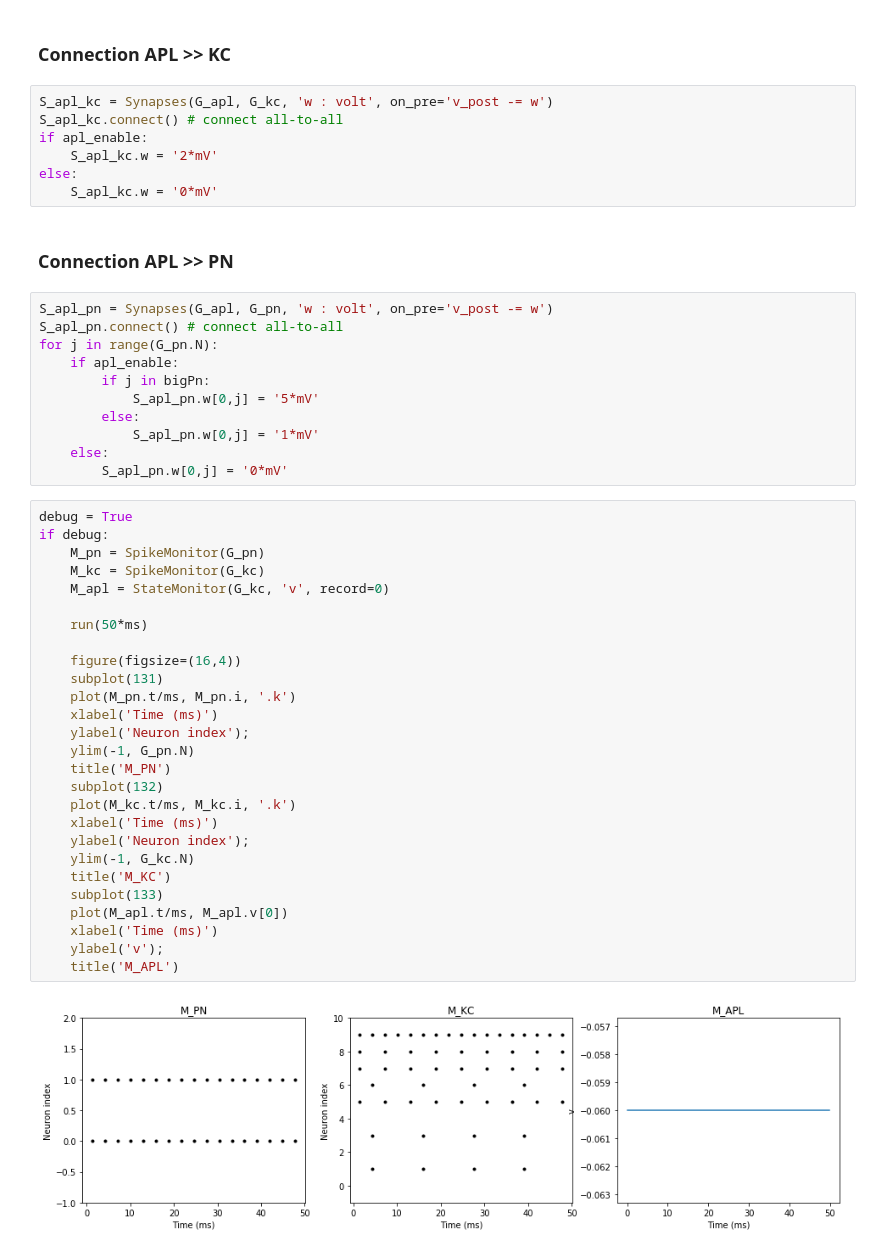
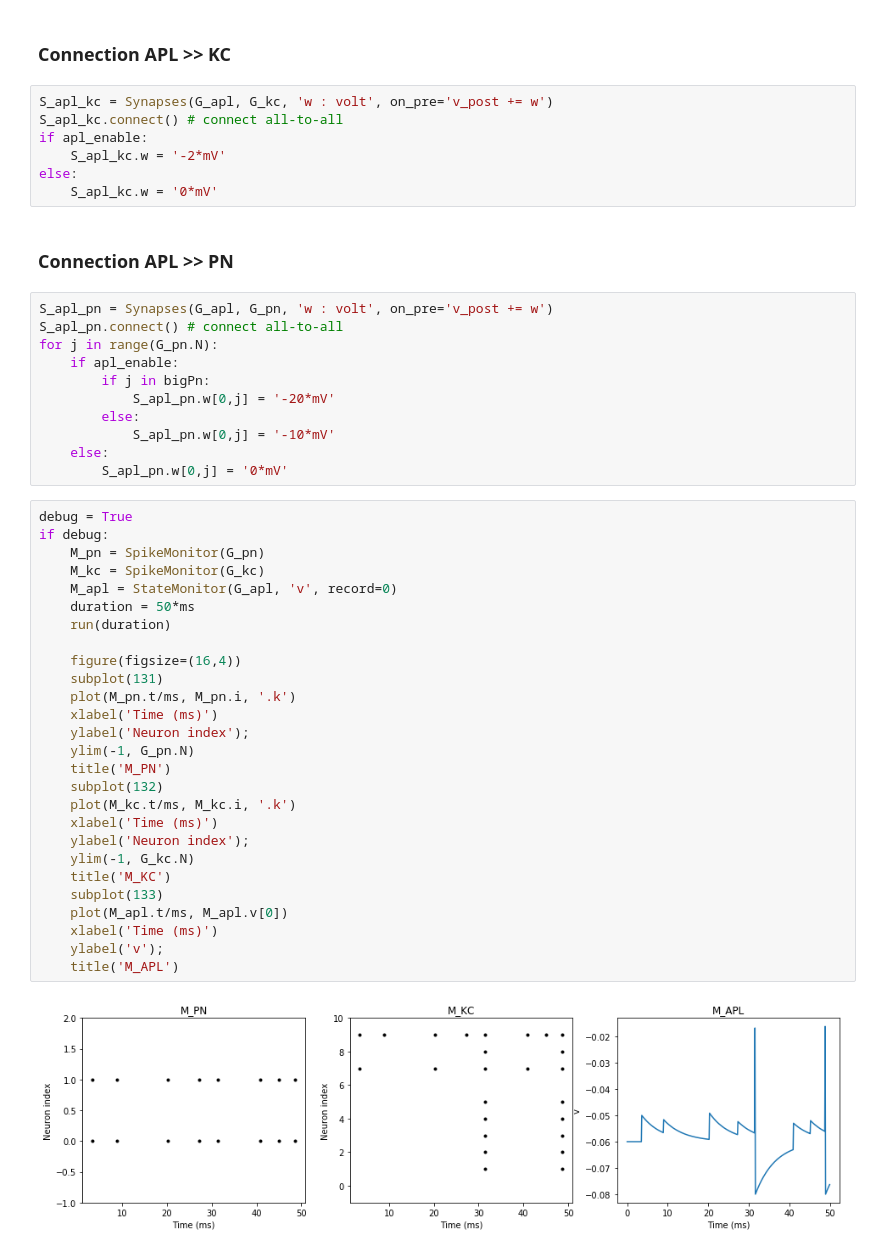
Before and after one commit to Patrickwhj/DrosophilaSparse, a Jupyter notebook: Codes/Dorso_V1_thom.ipynb, the cells around one changed output. Cells and saved outputs as stored; diff of their text form.

```diff
--- a/Codes/Dorso_V1_thom.ipynb
+++ b/Codes/Dorso_V1_thom.ipynb
@@ -176,51 +187,51 @@ else:
 # %% [markdown]
 ### Connection APL >> KC
 # %%
-S_apl_kc = Synapses(G_apl, G_kc, 'w : volt', on_pre='v_post -= w')
+S_apl_kc = Synapses(G_apl, G_kc, 'w : volt', on_pre='v_post += w')
 S_apl_kc.connect() # connect all-to-all
 if apl_enable:
-    S_apl_kc.w = '2*mV'
+    S_apl_kc.w = '-2*mV'
 else:
     S_apl_kc.w = '0*mV'
 # %% [markdown]
 ### Connection APL >> PN
 # %%
-S_apl_pn = Synapses(G_apl, G_pn, 'w : volt', on_pre='v_post -= w')
+S_apl_pn = Synapses(G_apl, G_pn, 'w : volt', on_pre='v_post += w')
 S_apl_pn.connect() # connect all-to-all
 for j in range(G_pn.N):
     if apl_enable:
         if j in bigPn:
-            S_apl_pn.w[0,j] = '5*mV'
+            S_apl_pn.w[0,j] = '-20*mV'
         else:
-            S_apl_pn.w[0,j] = '1*mV'
+            S_apl_pn.w[0,j] = '-10*mV'
     else:
         S_apl_pn.w[0,j] = '0*mV'
 # %%
 debug = True
 if debug:
     M_pn = SpikeMonitor(G_pn)
     M_kc = SpikeMonitor(G_kc)
-    M_apl = StateMonitor(G_kc, 'v', record=0)
-
-    run(50*ms)
+    M_apl = StateMonitor(G_apl, 'v', record=0)
+    duration = 50*ms
+    run(duration)
 
     figure(figsize=(16,4))
     subplot(131)
     plot(M_pn.t/ms, M_pn.i, '.k')
     xlabel('Time (ms)')
     ylabel('Neuron index');
     ylim(-1, G_pn.N)
     title('M_PN')
     subplot(132)
     plot(M_kc.t/ms, M_kc.i, '.k')
     xlabel('Time (ms)')
     ylabel('Neuron index');
     ylim(-1, G_kc.N)
     title('M_KC')
     subplot(133)
     plot(M_apl.t/ms, M_apl.v[0])
     xlabel('Time (ms)')
     ylabel('v');
     title('M_APL')
 # %% [output]
-[figure, old version]
+[figure, new version]
```
Also changed, not shown: parts of 9 cells of this notebook, 1 other file.
